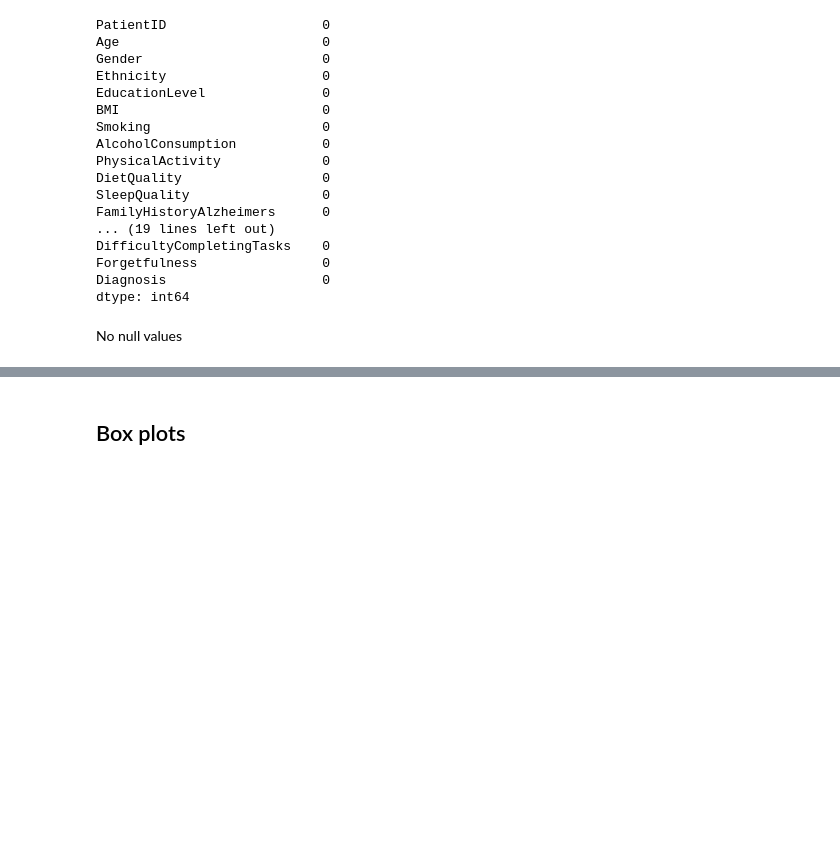
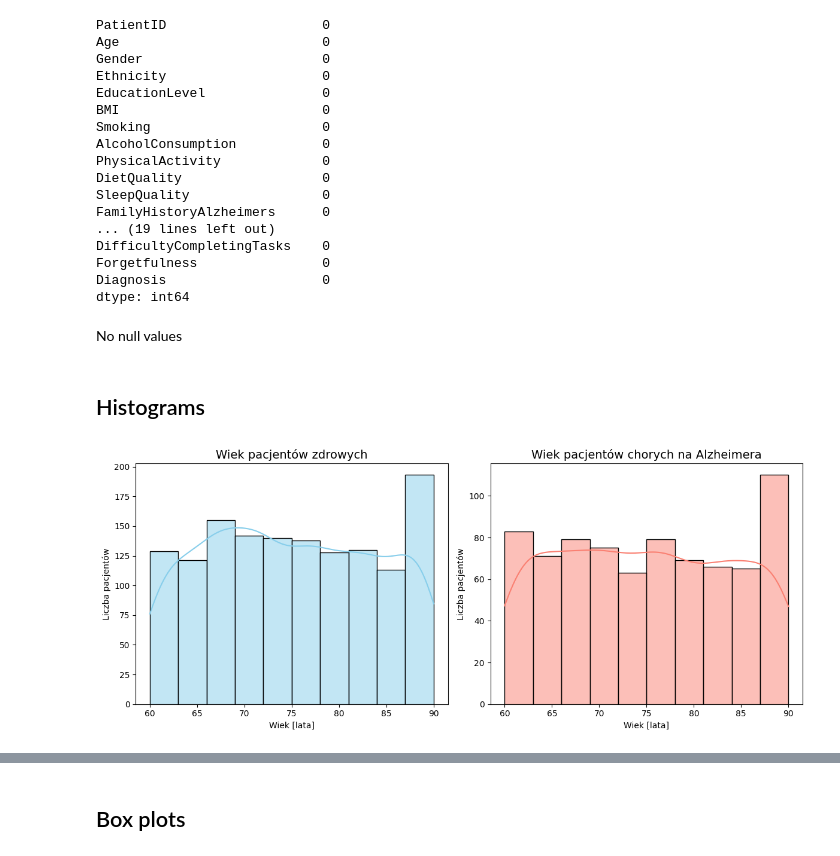
Before and after one commit to JakubDralus/advanced-machine-learning, a Jupyter notebook: project.ipynb, the cells around one changed output, grey strips where cells are left out. Drawn from its saved outputs; the diff is of its cells as text; code cells hidden in the pictures; blank space fills up the shorter version.

Commit message:
Histograms

```diff
--- a/project.ipynb
+++ b/project.ipynb
@@ -197,3 +197,39 @@ Diagnosis                    0
 dtype: int64
 # %% [markdown]
 No null values
+# %% [markdown]
+## Histograms
+# %%
+import matplotlib.pyplot as plt
+import seaborn as sns
+import pandas as pd
+import matplotlib.pyplot as plt
+import seaborn as sns
+import pandas as pd
+import matplotlib.pyplot as plt
+import seaborn as sns
+
+if "Age" in df.columns and "Diagnosis" in df.columns:
+    df['Diagnosis'] = df['Diagnosis'].astype('category')
+
+    zdrowi = df[df['Diagnosis'] == 0]
+    chorzy = df[df['Diagnosis'] == 1]
+
+    plt.figure(figsize=(12,5))
+
+    plt.subplot(1,2,1)
+    sns.histplot(zdrowi['Age'], bins=10, kde=True, color='skyblue')
+    plt.title("Wiek pacjentów zdrowych", fontsize=14)
+    plt.xlabel("Wiek [lata]")
+    plt.ylabel("Liczba pacjentów")
+
+    plt.subplot(1,2,2)
+    sns.histplot(chorzy['Age'], bins=10, kde=True, color='salmon')
+    plt.title("Wiek pacjentów chorych na Alzheimera", fontsize=14)
+    plt.xlabel("Wiek [lata]")
+    plt.ylabel("Liczba pacjentów")
+
+    plt.tight_layout()
+    plt.show()
+# %% [output]
+[figure, added]
```
Also changed, not shown: parts of 6 cells of this notebook.
